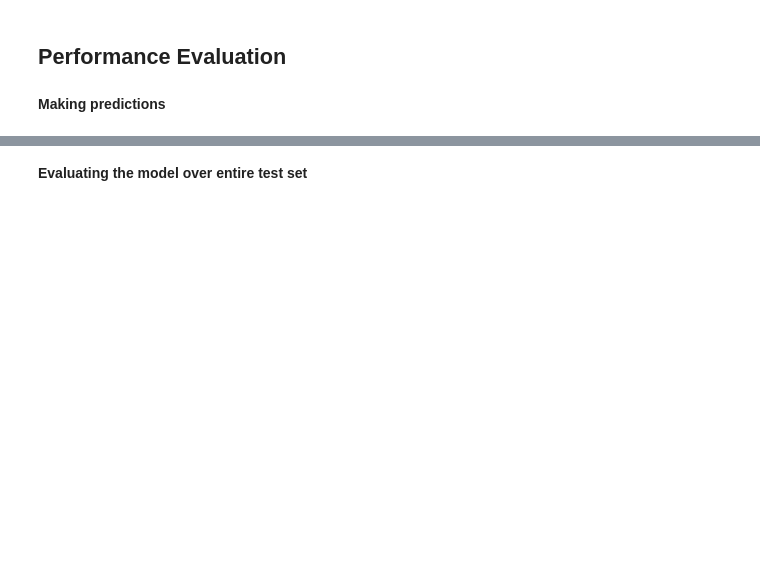
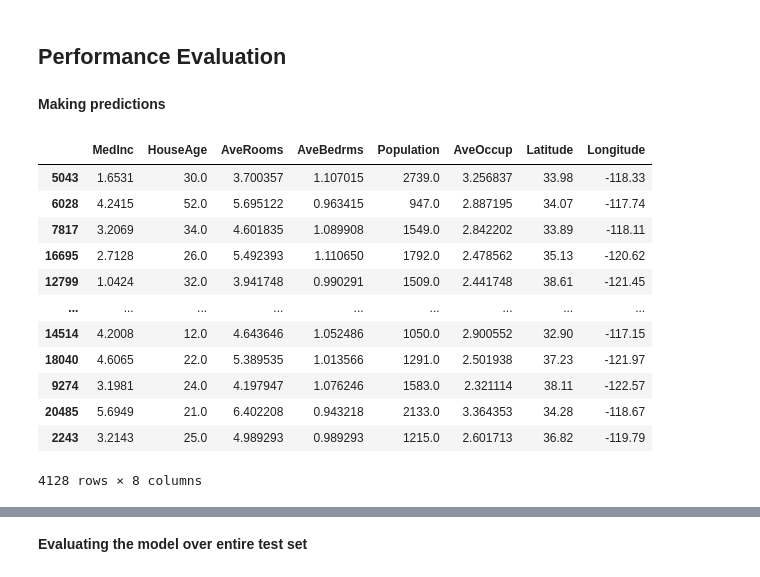
Before and after one commit to PradipKumarDas/Teaching, a Jupyter notebook: 22AML154-Advanced_Machine_Learning/5.2_mlp_using_keras_sequential_api_practical_2.ipynb, the cells around one changed output, grey strips where cells are left out. Drawn from its saved outputs; the diff is of its cells as text; code cells hidden in the pictures; blank space fills up the shorter version.

```diff
--- a/22AML154-Advanced_Machine_Learning/5.2_mlp_using_keras_sequential_api_practical_2.ipynb
+++ b/22AML154-Advanced_Machine_Learning/5.2_mlp_using_keras_sequential_api_practical_2.ipynb
@@ -501,5 +480,21 @@ plt.show()
 ## Performance Evaluation
 # %% [markdown]
 **Making predictions**
+# %%
+X_test
+# %% [output]
+|  | MedInc | HouseAge | AveRooms | AveBedrms | Population | AveOccup | Latitude | Longitude |
+| 5043 | 1.6531 | 30.0 | 3.700357 | 1.107015 | 2739.0 | 3.256837 | 33.98 | -118.33 |
+| 6028 | 4.2415 | 52.0 | 5.695122 | 0.963415 | 947.0 | 2.887195 | 34.07 | -117.74 |
+| 7817 | 3.2069 | 34.0 | 4.601835 | 1.089908 | 1549.0 | 2.842202 | 33.89 | -118.11 |
+| 16695 | 2.7128 | 26.0 | 5.492393 | 1.110650 | 1792.0 | 2.478562 | 35.13 | -120.62 |
+| 12799 | 1.0424 | 32.0 | 3.941748 | 0.990291 | 1509.0 | 2.441748 | 38.61 | -121.45 |
+| ... | ... | ... | ... | ... | ... | ... | ... | ... |
+| 14514 | 4.2008 | 12.0 | 4.643646 | 1.052486 | 1050.0 | 2.900552 | 32.90 | -117.15 |
+| 18040 | 4.6065 | 22.0 | 5.389535 | 1.013566 | 1291.0 | 2.501938 | 37.23 | -121.97 |
+| 9274 | 3.1981 | 24.0 | 4.197947 | 1.076246 | 1583.0 | 2.321114 | 38.11 | -122.57 |
+| 20485 | 5.6949 | 21.0 | 6.402208 | 0.943218 | 2133.0 | 3.364353 | 34.28 | -118.67 |
+| 2243 | 3.2143 | 25.0 | 4.989293 | 0.989293 | 1215.0 | 2.601713 | 36.82 | -119.79 |
+4128 rows × 8 columns
 # %%
 # Makes predictions for first 10 instance from test set
```
Also changed, not shown: parts of 35 cells of this notebook, 3 other files.
